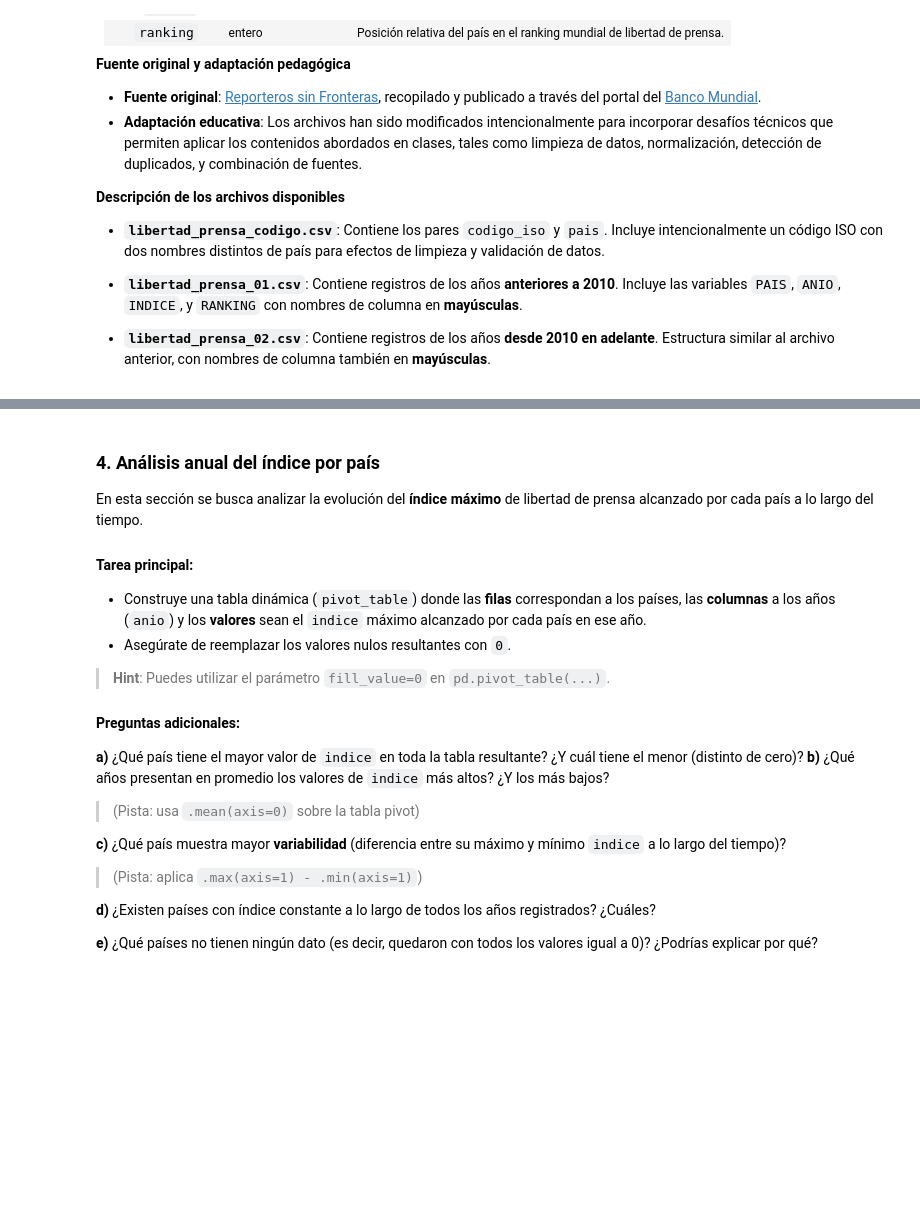
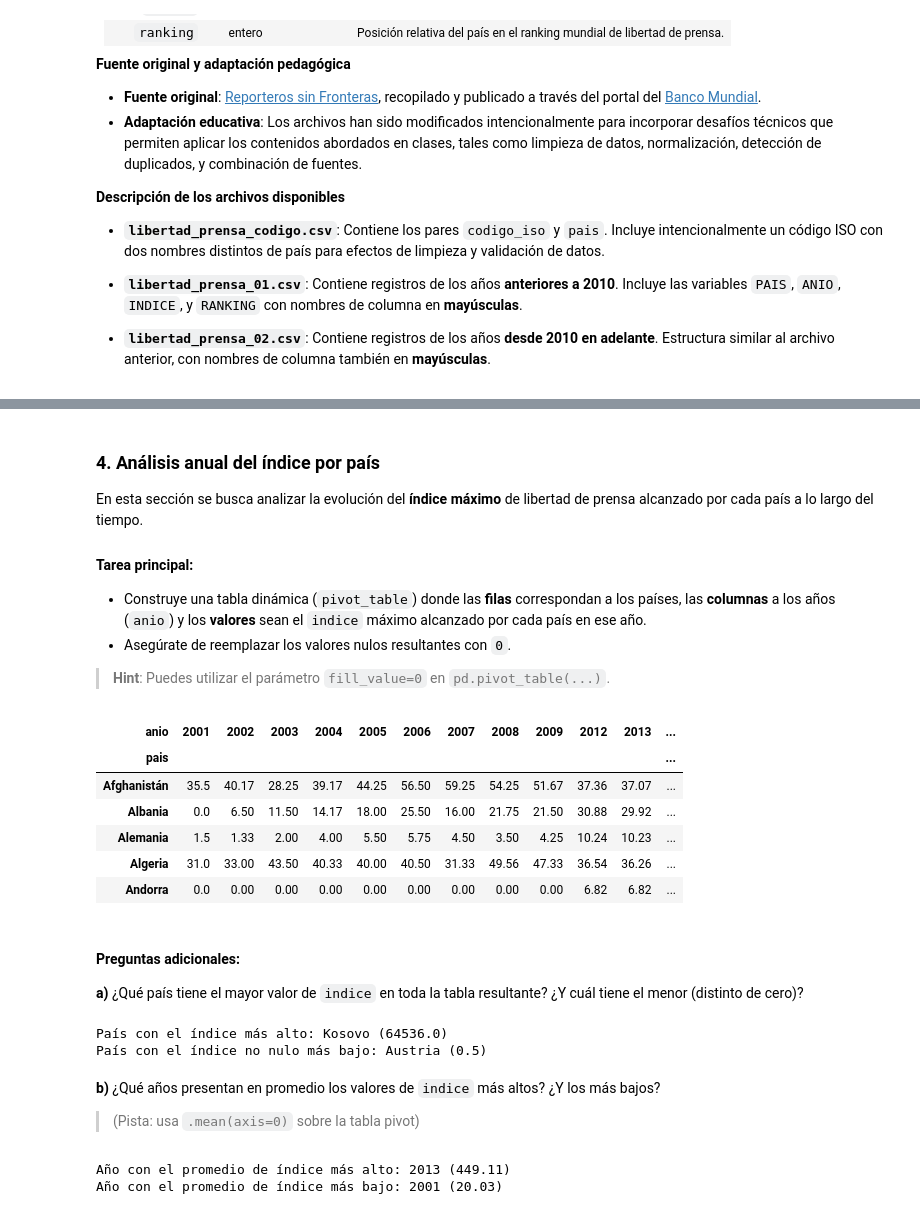
Before and after one commit to JDMA2018/MAT281-entregables, a Jupyter notebook: docs/codes/labs/lab_04.ipynb, the cells around one changed output, grey strips where cells are left out. Cells and saved outputs as stored; diff of their text form; code cells hidden in the pictures; blank space fills up the shorter version.

```diff
--- a/docs/codes/labs/lab_04.ipynb
+++ b/docs/codes/labs/lab_04.ipynb
@@ -93,0 +58,9 @@ display(df.head())
+# %%
+df_list = []
+for url in archivos_anio:
+    df_temp = pd.read_csv(url)
+    df_temp.columns = [col.lower() for col in df_temp.columns]
+    df_list.append(df_temp)
+
+df_anio = pd.concat(df_list, ignore_index=True)
+df_anio.head()
@@ -93,0 +88,3 @@ display(df.head())
+# %%
+print(df_codigos[df_codigos['codigo_iso'] == 'ZWE'])
+df_codigos = df_codigos[df_codigos['pais'] != 'malo']
@@ -208,22 +460,52 @@ En esta sección se busca analizar la evolución del **índice máximo** de libe
 * Asegúrate de reemplazar los valores nulos resultantes con `0`.
 
 > **Hint**: Puedes utilizar el parámetro `fill_value=0` en `pd.pivot_table(...)`.
-
-
-
-#### **Preguntas adicionales:**
-
-**a)** ¿Qué país tiene el mayor valor de `indice` en toda la tabla resultante? ¿Y cuál tiene el menor (distinto de cero)?
-**b)** ¿Qué años presentan en promedio los valores de `indice` más altos? ¿Y los más bajos?
-
-> (Pista: usa `.mean(axis=0)` sobre la tabla pivot)
-
-**c)** ¿Qué país muestra mayor **variabilidad** (diferencia entre su máximo y mínimo `indice` a lo largo del tiempo)?
-
-> (Pista: aplica `.max(axis=1) - .min(axis=1)`)
-
-**d)** ¿Existen países con índice constante a lo largo de todos los años registrados? ¿Cuáles?
-
-**e)** ¿Qué países no tienen ningún dato (es decir, quedaron con todos los valores igual a 0)? ¿Podrías explicar por qué?
 # %%
-# FIX ME
+pivot_table_indice = pd.pivot_table(df, values='indice', index='pais', columns='anio', aggfunc='max', fill_value=0)
+display(pivot_table_indice.head())
+# %% [output]
+| anio | 2001 | 2002 | 2003 | 2004 | 2005 | 2006 | 2007 | 2008 | 2009 | 2012 | 2013 | ... |
+| pais |  |  |  |  |  |  |  |  |  |  |  | ... |
+| Afghanistán | 35.5 | 40.17 | 28.25 | 39.17 | 44.25 | 56.50 | 59.25 | 54.25 | 51.67 | 37.36 | 37.07 | ... |
+| Albania | 0.0 | 6.50 | 11.50 | 14.17 | 18.00 | 25.50 | 16.00 | 21.75 | 21.50 | 30.88 | 29.92 | ... |
+| Alemania | 1.5 | 1.33 | 2.00 | 4.00 | 5.50 | 5.75 | 4.50 | 3.50 | 4.25 | 10.24 | 10.23 | ... |
+| Algeria | 31.0 | 33.00 | 43.50 | 40.33 | 40.00 | 40.50 | 31.33 | 49.56 | 47.33 | 36.54 | 36.26 | ... |
+| Andorra | 0.0 | 0.00 | 0.00 | 0.00 | 0.00 | 0.00 | 0.00 | 0.00 | 0.00 | 6.82 | 6.82 | ... |
+# %% [markdown]
+#### **Preguntas adicionales:**
+
+**a)** ¿Qué país tiene el mayor valor de `indice` en toda la tabla resultante? ¿Y cuál tiene el menor (distinto de cero)?
+# %%
+tabla_pivote_indice = pivot_table_indice
+max_indice_total = tabla_pivote_indice.max().max()
+pais_max_indice = tabla_pivote_indice[tabla_pivote_indice == max_indice_total].stack().idxmax()[0]
+
+print(f"País con el índice más alto: {pais_max_indice} ({max_indice_total})")
+
+min_indice_total = tabla_pivote_indice[tabla_pivote_indice > 0].min().min()
+pais_min_indice = tabla_pivote_indice[tabla_pivote_indice == min_indice_total].stack().idxmin()[0]
+
+print(f"País con el índice no nulo más bajo: {pais_min_indice} ({min_indice_total})")
+# %% [output]
+País con el índice más alto: Kosovo (64536.0)
+País con el índice no nulo más bajo: Austria (0.5)
+# %% [markdown]
+**b)** ¿Qué años presentan en promedio los valores de `indice` más altos? ¿Y los más bajos?
+
+> (Pista: usa `.mean(axis=0)` sobre la tabla pivot)
+# %%
+tabla_pivote_indice = pivot_table_indice
+
+promedio_indice_por_anio = tabla_pivote_indice.mean(axis=0)
+
+anio_promedio_mas_alto = promedio_indice_por_anio.idxmax()
+promedio_mas_alto = promedio_indice_por_anio.max()
+
+anio_promedio_mas_bajo = promedio_indice_por_anio.idxmin()
+promedio_mas_bajo = promedio_indice_por_anio.min()
+
+print(f"Año con el promedio de índice más alto: {anio_promedio_mas_alto} ({promedio_mas_alto:.2f})")
+print(f"Año con el promedio de índice más bajo: {anio_promedio_mas_bajo} ({promedio_mas_bajo:.2f})")
+# %% [output]
+Año con el promedio de índice más alto: 2013 (449.11)
+Año con el promedio de índice más bajo: 2001 (20.03)
```
Also changed, not shown: parts of 60 cells of this notebook.
